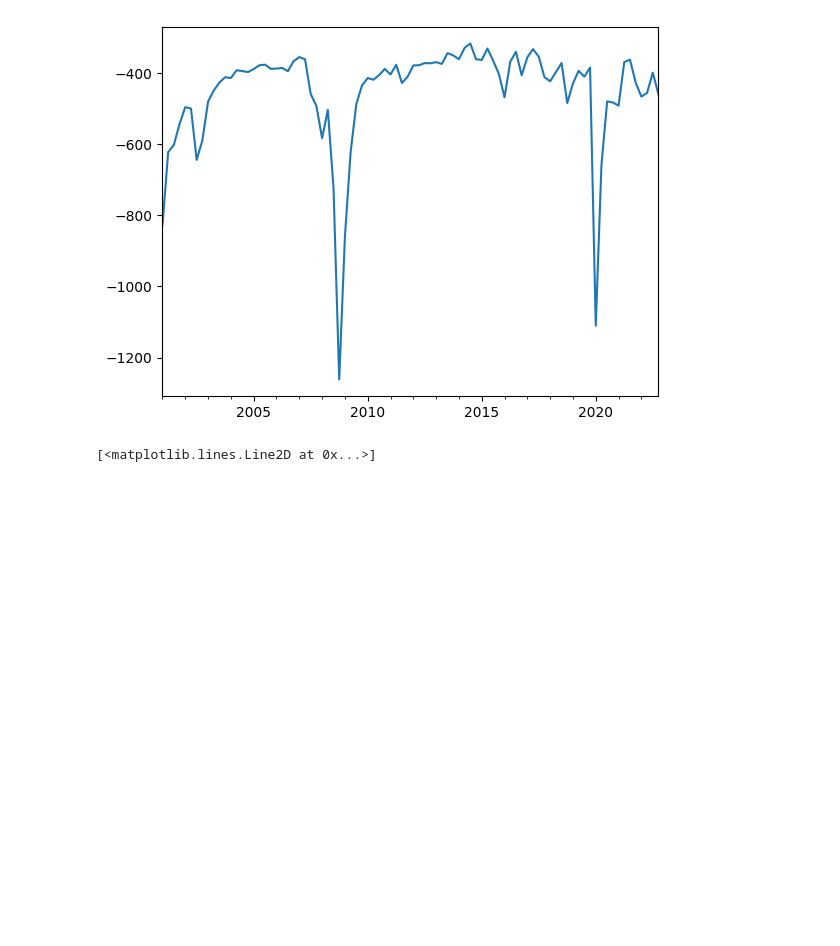
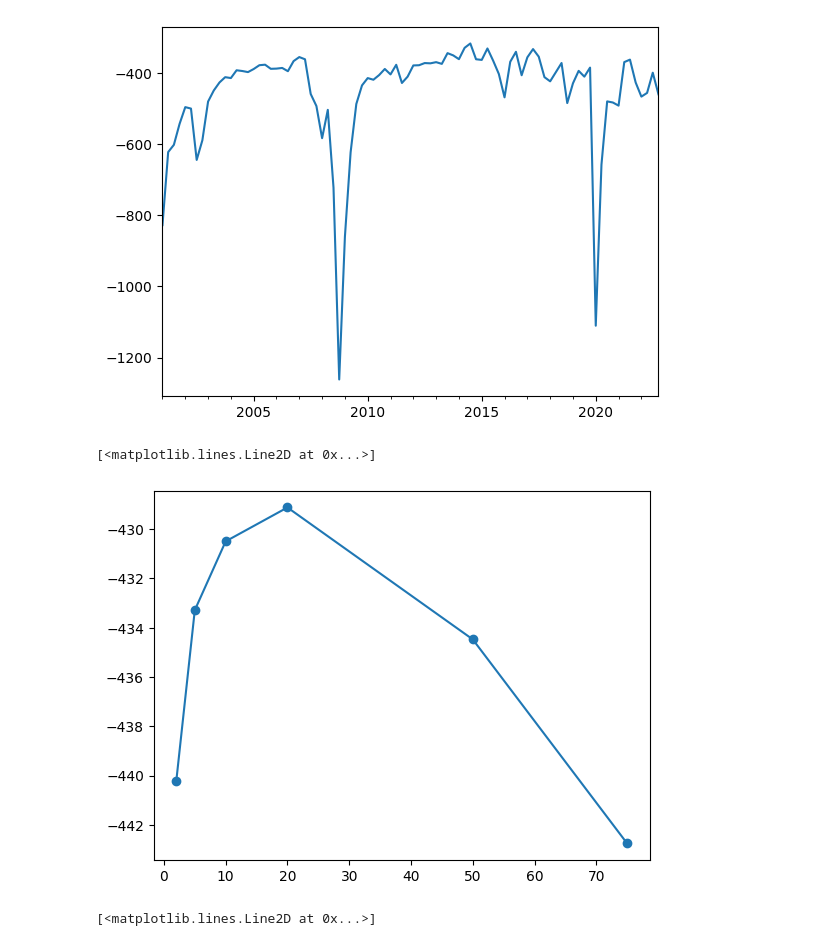
Before and after one commit to cvxgrp/cov_pred_finance, a Jupyter notebook: experiments/extensions/playground.ipynb, the cells around one changed output. Cells and saved outputs as stored; diff of their text form; code cells hidden in the pictures; blank space fills up the shorter version.

```diff
--- a/experiments/extensions/playground.ipynb
+++ b/experiments/extensions/playground.ipynb
@@ -167,6 +394,15 @@ avg_log_likelihoods = []
 
 for ll in all_lls:
     avg_log_likelihoods.append(ll.mean())
+# %%
+ranks = [2, 5, 10, 20, 50, 75]
+
+import matplotlib.pyplot as plt
+
+plt.plot(ranks, avg_log_likelihoods, marker='o')
+# %% [output]
+[<matplotlib.lines.Line2D at 0x...>]
+[figure, added]
 # %%
 ranks = [2, 5, 10, 20, 50, 75]
 
```
Also changed, not shown: parts of 25 cells of this notebook, 2 other files.
